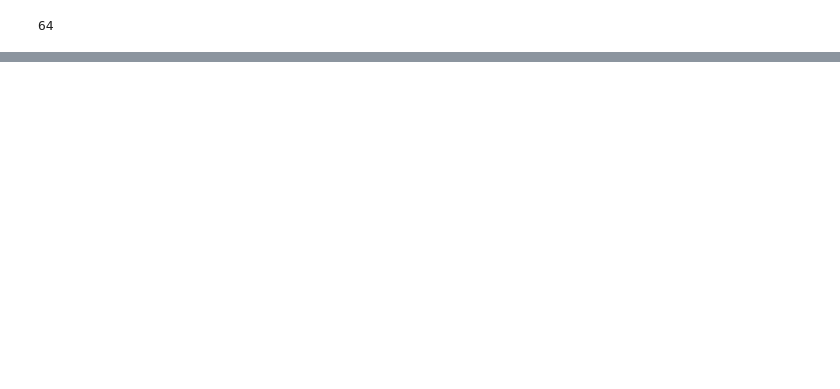
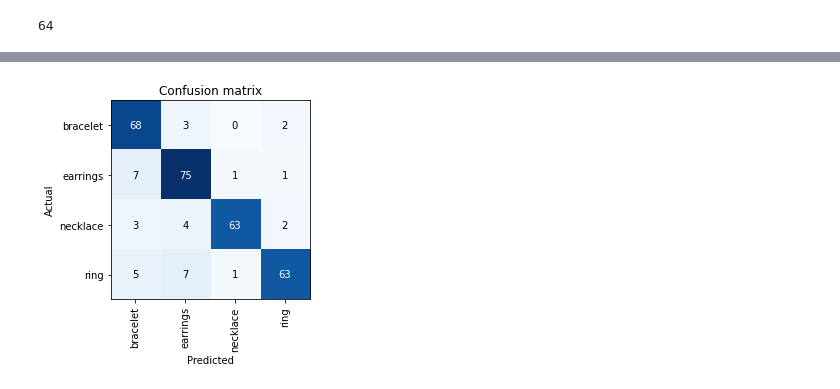
Before and after one commit to kangand/1000ml, a Jupyter notebook: Assignment_7/Draft_Model.ipynb, the cells around one changed output, grey strips where cells are left out. Drawn from its saved outputs; the diff is of its cells as text; code cells hidden in the pictures; blank space fills up the shorter version.

```diff
--- a/Assignment_7/Draft_Model.ipynb
+++ b/Assignment_7/Draft_Model.ipynb
@@ -349,0 +98,6 @@ VGG16 is the better CNN.
+# %%
+%%time
+
+learn3 = create_cnn(data, squeezenet1_0, metrics=accuracy)
+
+learn3.fit_one_cycle(4)
@@ -349,0 +113,4 @@ VGG16 is the better CNN.
+# %%
+interp3 = ClassificationInterpretation.from_learner(learn3)
+interp3.plot_confusion_matrix()
+# %% [output]
@@ -349,0 +118 @@ VGG16 is the better CNN.
+[figure, added]
```
Also changed, not shown: parts of 36 cells of this notebook.
